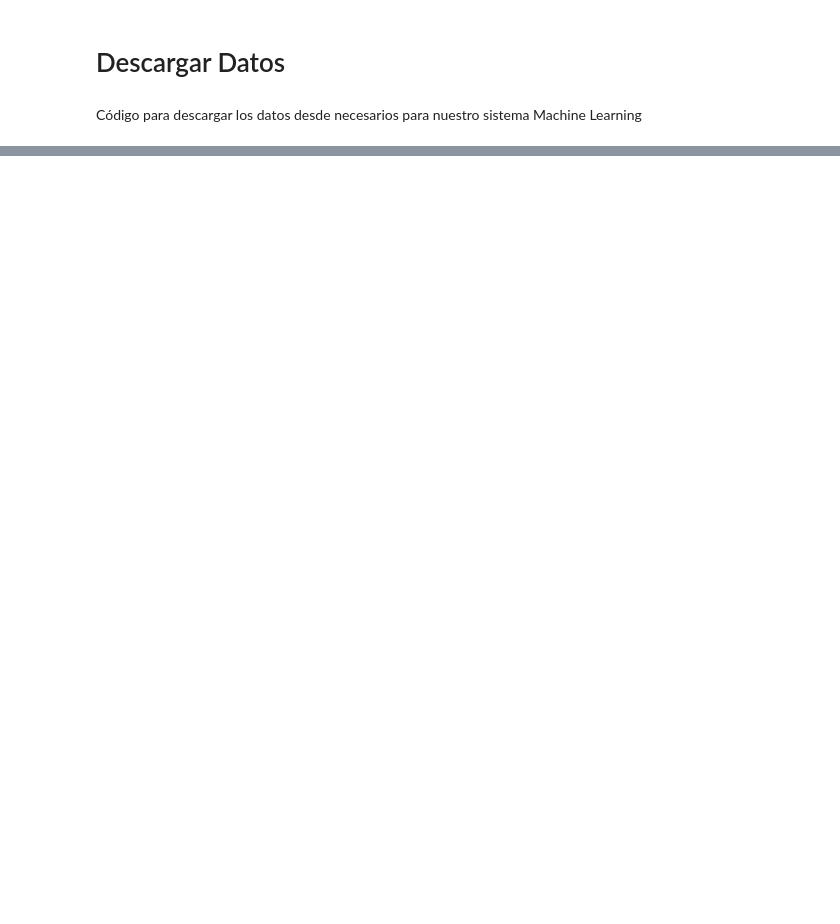
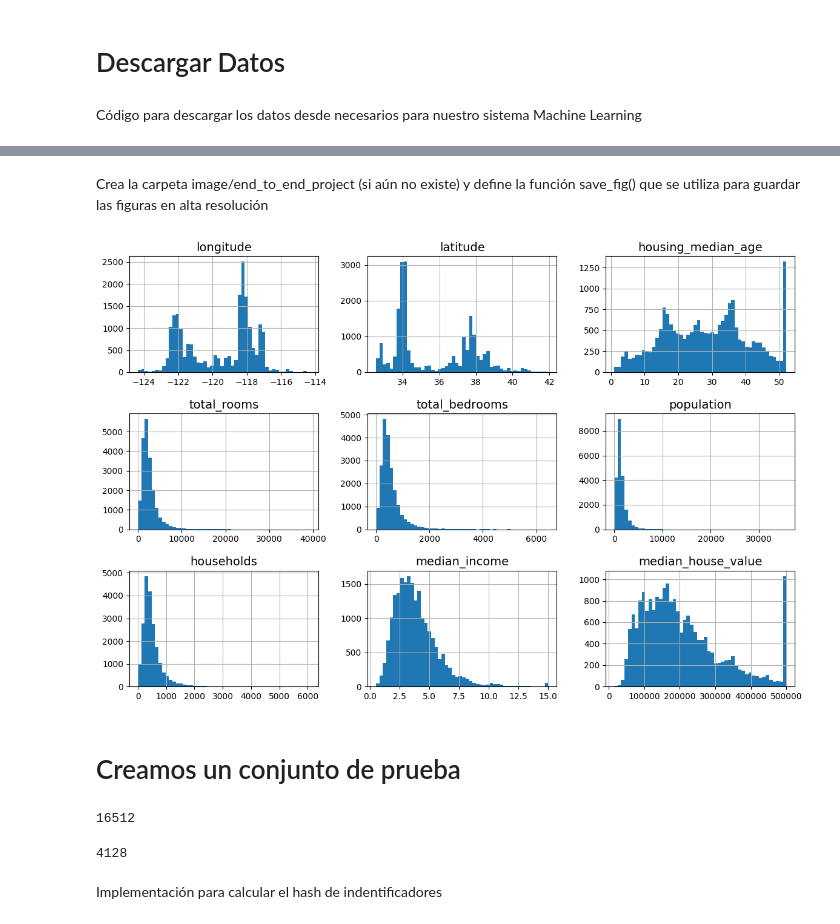
Before and after one commit to Gsus329/Machine-Learning, a Jupyter notebook: Proyecto__1.ipynb, the cells around one changed output, grey strips where cells are left out. Cells and saved outputs as stored; diff of their text form; code cells hidden in the pictures; blank space fills up the shorter version.

```diff
--- a/Proyecto__1.ipynb
+++ b/Proyecto__1.ipynb
@@ -27,0 +91,28 @@ housing = load_housing_data()
+# %% [markdown]
+Crea la carpeta image/end_to_end_project (si aún no existe) y define la función save_fig() que se utiliza para guardar las figuras en alta resolución
+# %%
+IMAGES_PATH = Path() / "images" / "end_to_end_project"
+IMAGES_PATH.mkdir(parents=True, exist_ok=True)
+
+def save_fig(fig_id, tight_layout=True, fig_extension="png", resolution=300):
+    path = IMAGES_PATH / f"{fig_id}.{fig_extension}"
+    if tight_layout:
+        plt.tight_layout()
+    plt.savefig(path, format=fig_extension, dpi=resolution)
+# %%
+import matplotlib.pyplot as plt
+
+# extra code – the next 5 lines define the default font sizes
+plt.rc('font', size=14)
+plt.rc('axes', labelsize=14, titlesize=14)
+plt.rc('legend', fontsize=14)
+plt.rc('xtick', labelsize=10)
+plt.rc('ytick', labelsize=10)
+
+housing.hist(bins=50, figsize=(12, 8))
+save_fig("attribute_histogram_plots")  # extra code
+plt.show()
+# %% [output]
+[figure, added]
+# %% [markdown]
+# Creamos un conjunto de prueba
@@ -27,0 +128,11 @@ housing = load_housing_data()
+# %%
+train_set, test_set = shuffle_and_split_data(housing, 0.2)
+len(train_set)
+# %% [output]
+16512
+# %%
+len(test_set)
+# %% [output]
+4128
+# %% [markdown]
+Implementación para calcular el hash de indentificadores
```
Also changed, not shown: parts of 47 cells of this notebook.
